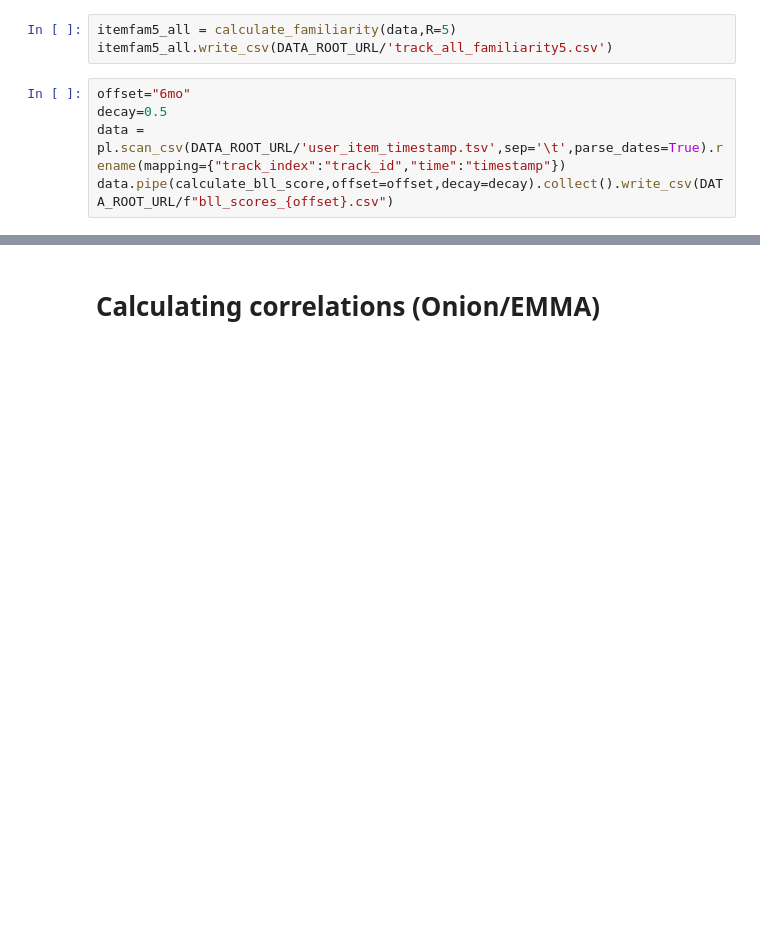
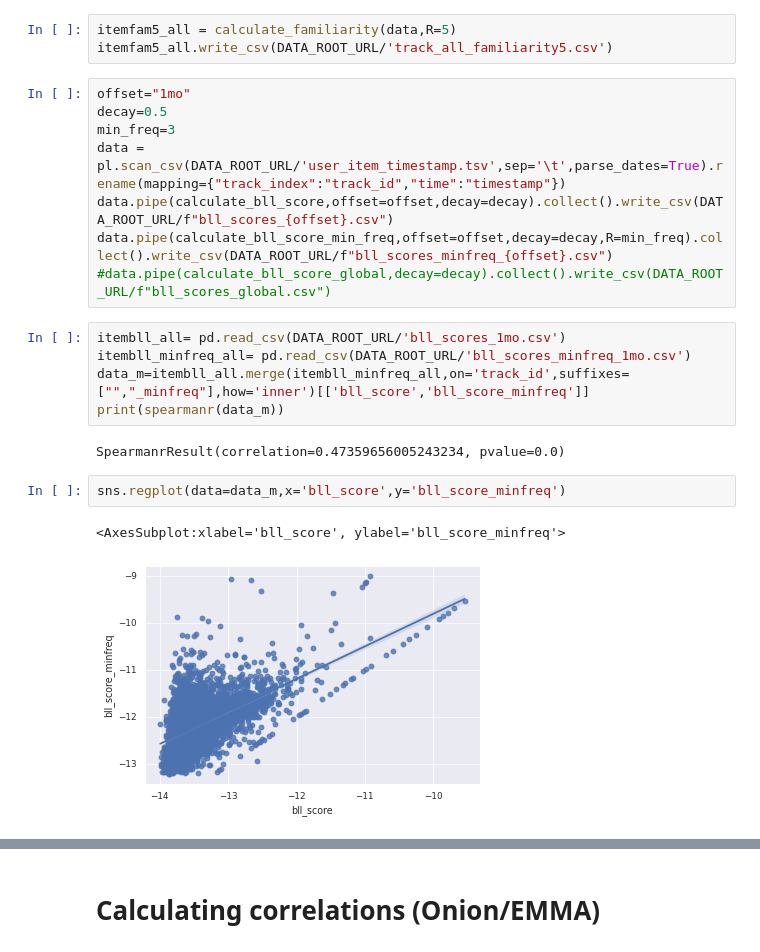
Before and after one commit to mmosc/emo-mrs, a Jupyter notebook: notebooks/calculation_emotion.ipynb, the cells around one changed output, grey strips where cells are left out. Drawn from its saved outputs; the diff is of its cells as text; blank space fills up the shorter version.

```diff
--- a/notebooks/calculation_emotion.ipynb
+++ b/notebooks/calculation_emotion.ipynb
@@ -114,7 +149,22 @@ itemfam_all.write_csv(DATA_ROOT_URL/'track_all_familiarity.csv')
 itemfam5_all = calculate_familiarity(data,R=5)
 itemfam5_all.write_csv(DATA_ROOT_URL/'track_all_familiarity5.csv')
 # %%
-offset="6mo"
+offset="1mo"
 decay=0.5
+min_freq=3
 data = pl.scan_csv(DATA_ROOT_URL/'user_item_timestamp.tsv',sep='\t',parse_dates=True).rename(mapping={"track_index":"track_id","time":"timestamp"})
 data.pipe(calculate_bll_score,offset=offset,decay=decay).collect().write_csv(DATA_ROOT_URL/f"bll_scores_{offset}.csv")
+data.pipe(calculate_bll_score_min_freq,offset=offset,decay=decay,R=min_freq).collect().write_csv(DATA_ROOT_URL/f"bll_scores_minfreq_{offset}.csv")
+#data.pipe(calculate_bll_score_global,decay=decay).collect().write_csv(DATA_ROOT_URL/f"bll_scores_global.csv")
+# %%
+itembll_all= pd.read_csv(DATA_ROOT_URL/'bll_scores_1mo.csv')
+itembll_minfreq_all= pd.read_csv(DATA_ROOT_URL/'bll_scores_minfreq_1mo.csv')
+data_m=itembll_all.merge(itembll_minfreq_all,on='track_id',suffixes=["","_minfreq"],how='inner')[['bll_score','bll_score_minfreq']]
+print(spearmanr(data_m))
+# %% [output]
+SpearmanrResult(correlation=0.47359656005243234, pvalue=0.0)
+# %%
+sns.regplot(data=data_m,x='bll_score',y='bll_score_minfreq')
+# %% [output]
+<AxesSubplot:xlabel='bll_score', ylabel='bll_score_minfreq'>
+[figure, added]
```
Also changed, not shown: parts of 14 cells of this notebook.
